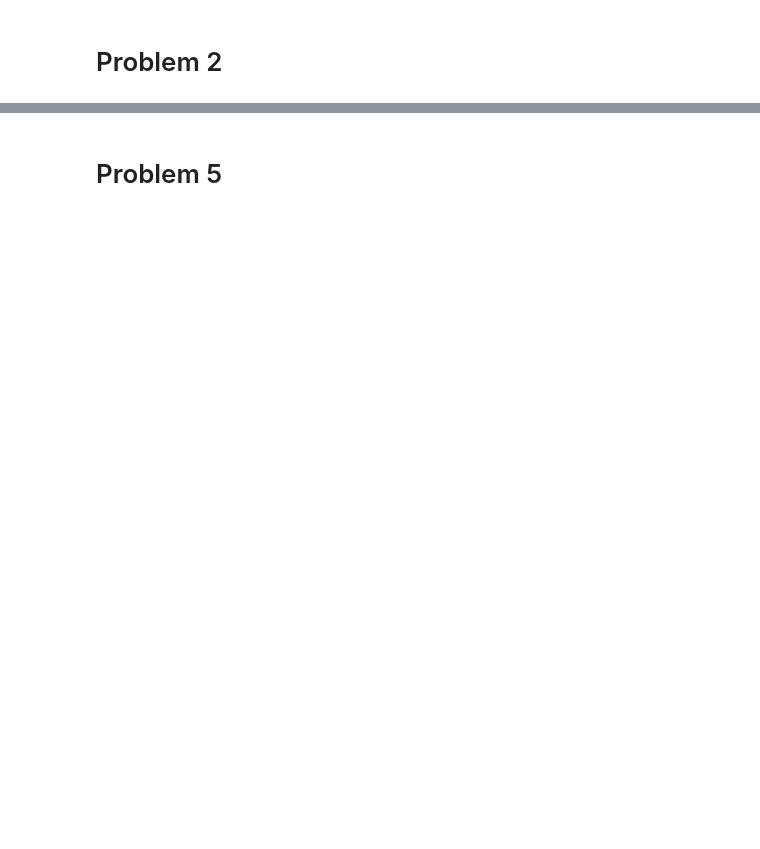
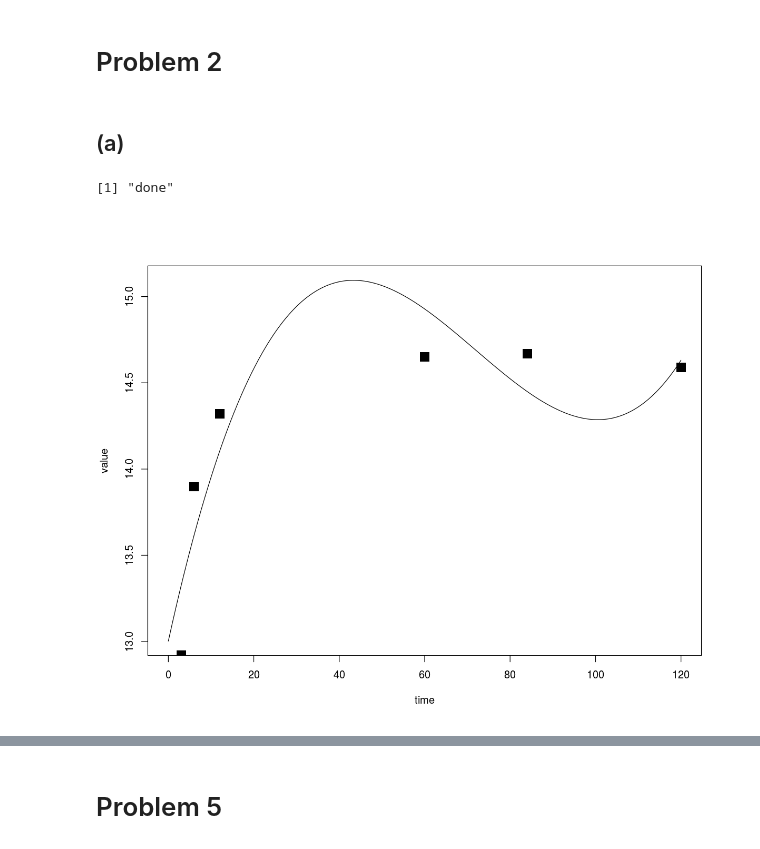
Before and after one commit to mmottahedi/STAT597, a Jupyter notebook: HW/HW1/hw1.ipynb, the cells around one changed output, grey strips where cells are left out. Saved outputs shown, nothing was run; the diff lists cells and outputs as text; code cells hidden in the pictures; blank space fills up the shorter version.

```diff
--- a/HW/HW1/hw1.ipynb
+++ b/HW/HW1/hw1.ipynb
@@ -166,3 +169,16 @@ $[L(x)(t)]^2 = \sum \omega^5 (j^2 -1)^2 [ b^2 sin^2(\omega jt) + a^2 cos^2(\omeg
 $\int_0^T [L(x)(t)]^2 dt = \int_0^T \sum \omega^5 (j^2 -1)^2 [ b^2 sin^2(\omega jt) + a^2 cos^2(\omega j t) - 2 ab cos(\omega jt )sin(\omega j t)] dt = \pi \omega^2 \sum j^2 (j^2 -1)^2 (a_j^2 + b_j^2)$
 # %% [markdown]
 # Problem 2
+# %% [markdown]
+## (a)
+# %%
+yield <- FedYieldcurve; terms = yield$x
+jan_yield <- yield$y[,1]
+
+bs.basis <- create.bspline.basis(rangeval=c(0, 120), nbasis=4)
+yield.smooth <- smooth.basis(jan_yield, argvals=yield$x,  fdParobj=bs.basis)
+plot(yield.smooth)
+points(yield$x, jan_yield, cex=2, pch=15)
+# %% [output]
+[1] "done"
+[figure, added]
```
Also changed, not shown: parts of 21 cells of this notebook, 2 other files.
